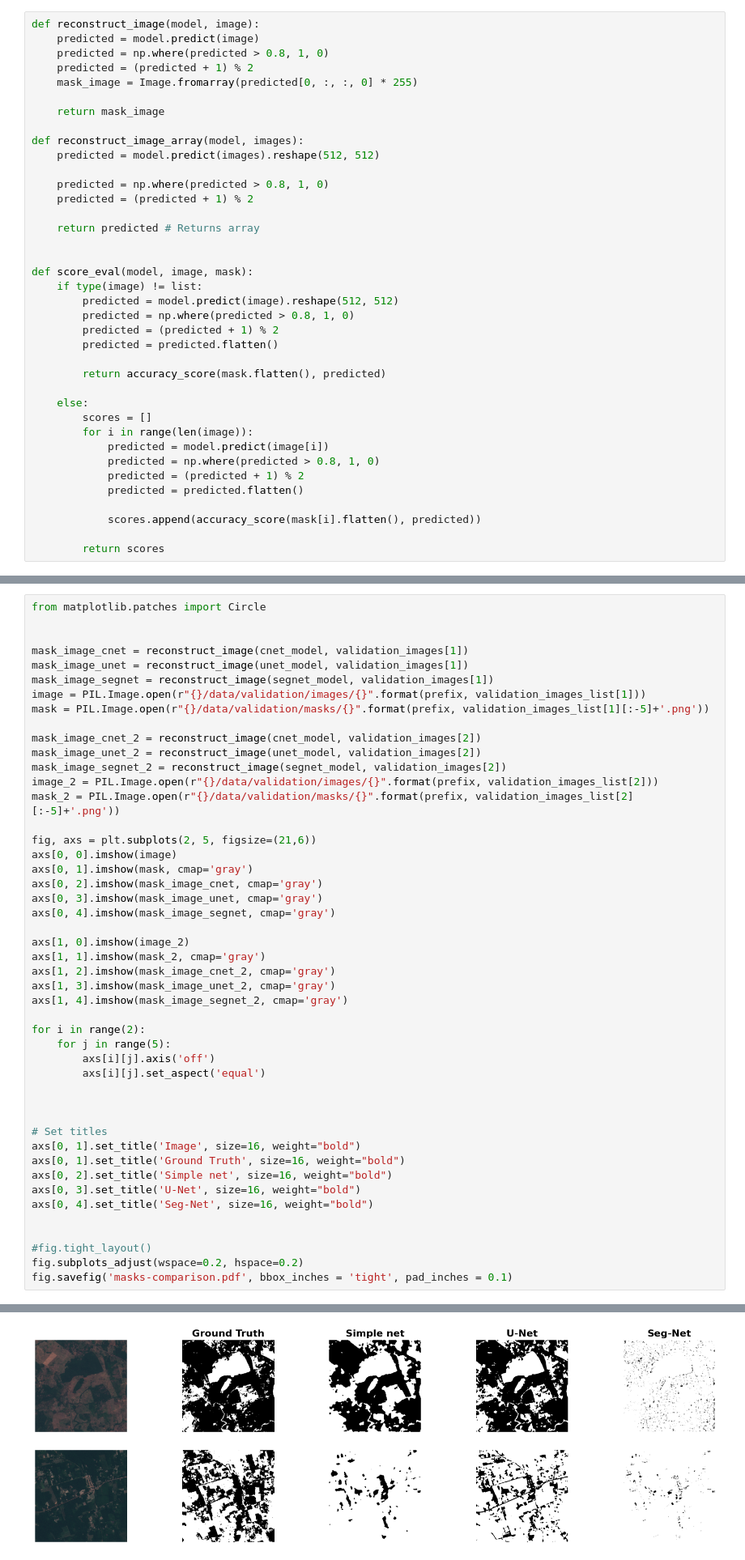
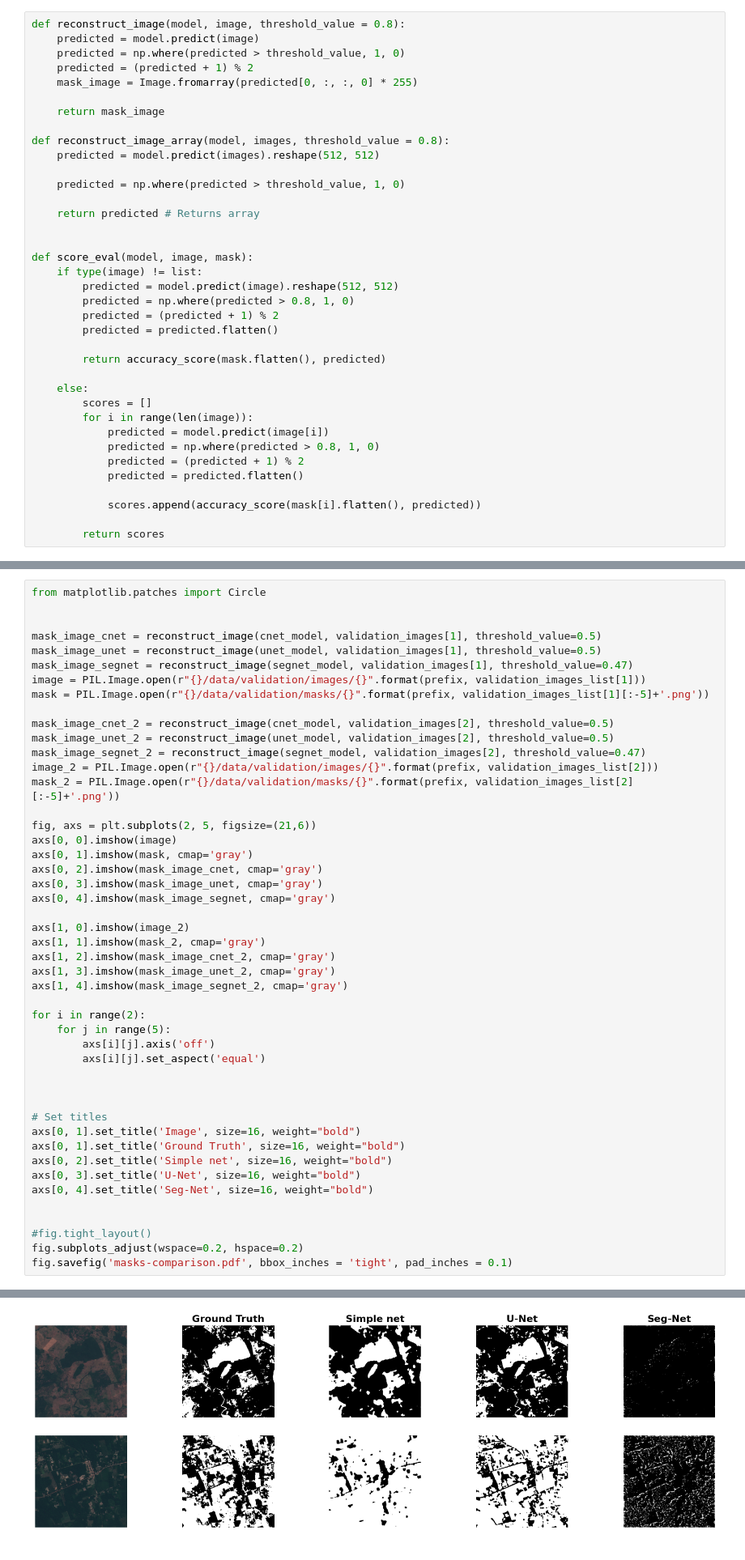
Before and after one commit to radufx/deftrack-experiments, a Jupyter notebook: results.ipynb, the cells around one changed output, grey strips where cells are left out. Shown at 81% size. Drawn from its saved outputs; the diff is of its cells as text.

```diff
--- a/results.ipynb
+++ b/results.ipynb
@@ -112,19 +111,18 @@ def learning_curve(model_fit, key='acc', ylim=(0.8, 1.01)):
     plt.legend(['train', 'test'], loc='best')
     plt.show()
 # %%
-def reconstruct_image(model, image):
+def reconstruct_image(model, image, threshold_value = 0.8):
     predicted = model.predict(image)
-    predicted = np.where(predicted > 0.8, 1, 0)
+    predicted = np.where(predicted > threshold_value, 1, 0)
     predicted = (predicted + 1) % 2
     mask_image = Image.fromarray(predicted[0, :, :, 0] * 255)
 
     return mask_image
 
-def reconstruct_image_array(model, images):
+def reconstruct_image_array(model, images, threshold_value = 0.8):
     predicted = model.predict(images).reshape(512, 512)
 
-    predicted = np.where(predicted > 0.8, 1, 0)
-    predicted = (predicted + 1) % 2
+    predicted = np.where(predicted > threshold_value, 1, 0)
 
     return predicted # Returns array
 
@@ -276,15 +261,15 @@ Validation accuracy: 0.9857635498046875
 from matplotlib.patches import Circle
 
 
-mask_image_cnet = reconstruct_image(cnet_model, validation_images[1])
-mask_image_unet = reconstruct_image(unet_model, validation_images[1])
-mask_image_segnet = reconstruct_image(segnet_model, validation_images[1])
+mask_image_cnet = reconstruct_image(cnet_model, validation_images[1], threshold_value=0.5)
+mask_image_unet = reconstruct_image(unet_model, validation_images[1], threshold_value=0.5)
+mask_image_segnet = reconstruct_image(segnet_model, validation_images[1], threshold_value=0.47)
 image = PIL.Image.open(r"{}/data/validation/images/{}".format(prefix, validation_images_list[1]))
 mask = PIL.Image.open(r"{}/data/validation/masks/{}".format(prefix, validation_images_list[1][:-5]+'.png'))
 
-mask_image_cnet_2 = reconstruct_image(cnet_model, validation_images[2])
-mask_image_unet_2 = reconstruct_image(unet_model, validation_images[2])
-mask_image_segnet_2 = reconstruct_image(segnet_model, validation_images[2])
+mask_image_cnet_2 = reconstruct_image(cnet_model, validation_images[2], threshold_value=0.5)
+mask_image_unet_2 = reconstruct_image(unet_model, validation_images[2], threshold_value=0.5)
+mask_image_segnet_2 = reconstruct_image(segnet_model, validation_images[2], threshold_value=0.47)
 image_2 = PIL.Image.open(r"{}/data/validation/images/{}".format(prefix, validation_images_list[2]))
 mask_2 = PIL.Image.open(r"{}/data/validation/masks/{}".format(prefix, validation_images_list[2][:-5]+'.png'))
 
@@ -327,6 +312,6 @@ fig.savefig('masks-comparison.pdf', bbox_inches = 'tight', pad_inches = 0.1)
 1/1 [==============================] - 1s 1s/step
 1/1 [==============================] - 2s 2s/step
-[figure, old version]
+[figure, new version]
 # %%
 import itertools
 from sklearn.metrics import confusion_matrix
```
Also changed, not shown: parts of 11 cells of this notebook, 7 other files.
